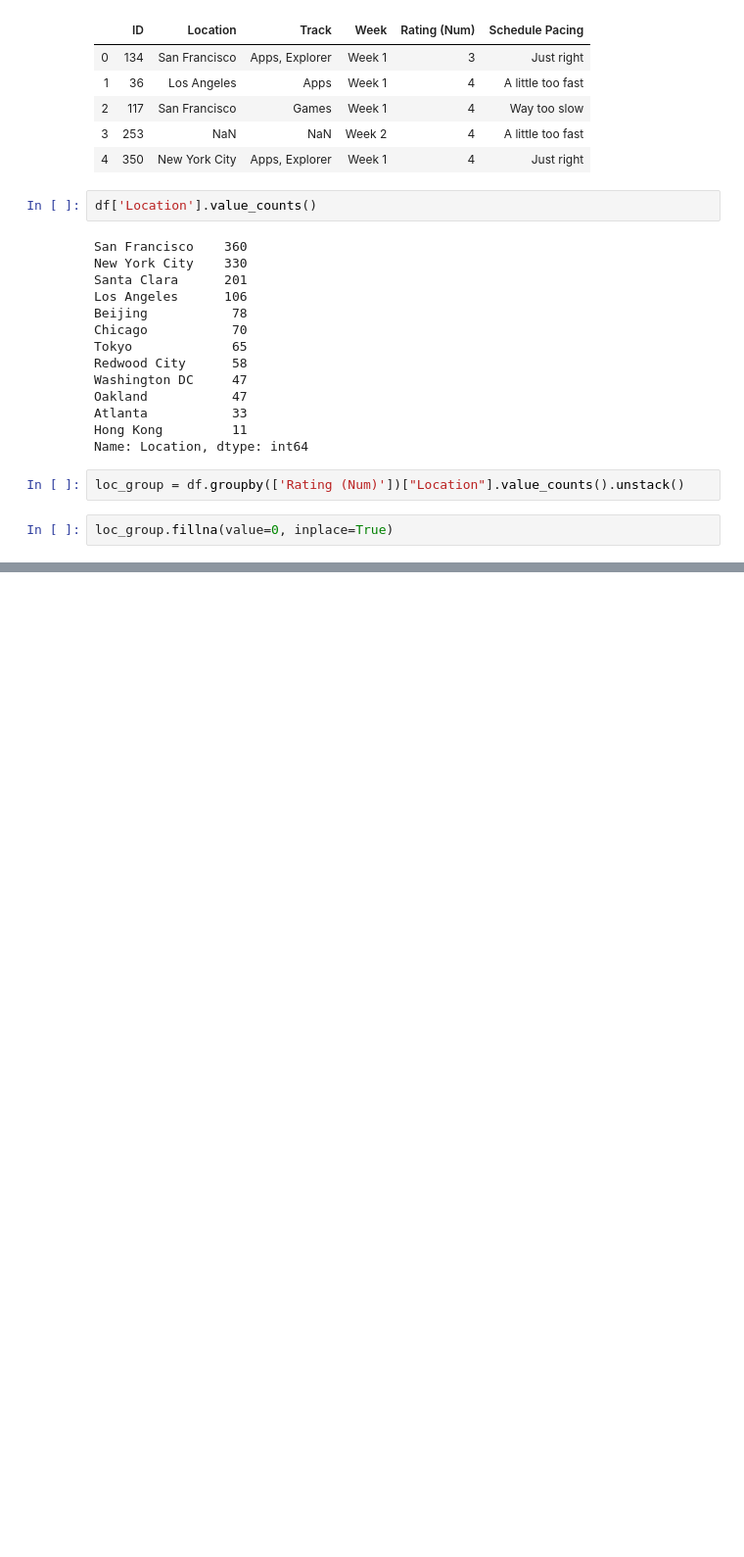
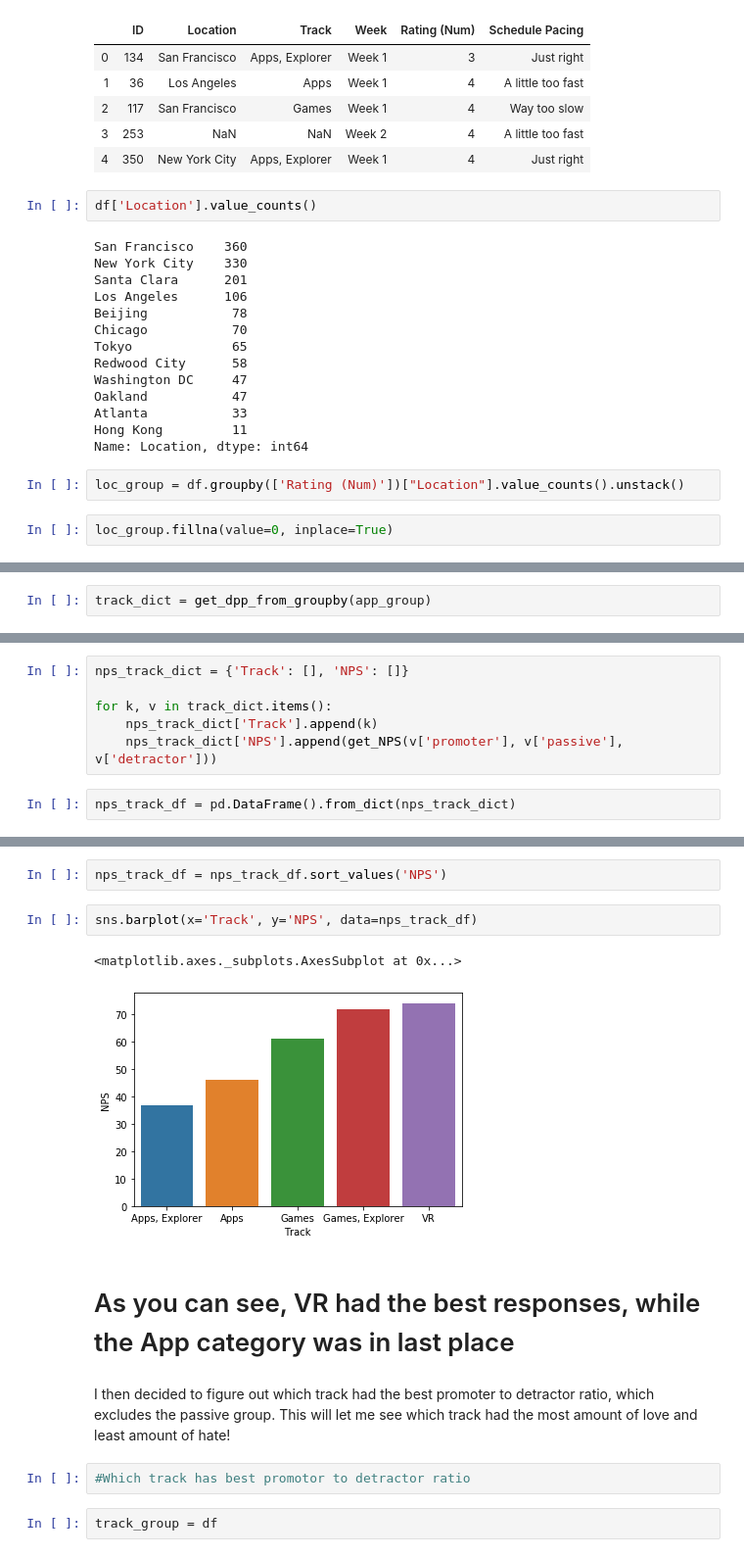
Before and after one commit to APNovichkov/pandas-datascience, a Jupyter notebook: projects/NPS-project/nps_project.ipynb, the cells around one changed output, grey strips where cells are left out. Shown: that part at 98% size. Saved outputs shown, nothing was run; the diff lists cells and outputs as text; blank space fills up the shorter version.

```diff
--- a/projects/NPS-project/nps_project.ipynb
+++ b/projects/NPS-project/nps_project.ipynb
@@ -200,0 +272,2 @@ df.groupby(['Location'])
+# %%
+track_dict = get_dpp_from_groupby(app_group)
@@ -200,0 +282,8 @@ df.groupby(['Location'])
+# %%
+nps_track_dict = {'Track': [], 'NPS': []}
+
+for k, v in track_dict.items():
+    nps_track_dict['Track'].append(k)
+    nps_track_dict['NPS'].append(get_NPS(v['promoter'], v['passive'], v['detractor']))
+# %%
+nps_track_df = pd.DataFrame().from_dict(nps_track_dict)
@@ -200,0 +299,15 @@ df.groupby(['Location'])
+# %%
+nps_track_df = nps_track_df.sort_values('NPS')
+# %%
+sns.barplot(x='Track', y='NPS', data=nps_track_df)
+# %% [output]
+<matplotlib.axes._subplots.AxesSubplot at 0x...>
+[figure, added]
+# %% [markdown]
+# As you can see, VR had the best responses, while the App category was in last place
+# %% [markdown]
+I then decided to figure out which track had the best promoter to detractor ratio, which excludes the passive group. This will let me see which track had the most amount of love and least amount of hate!
+# %%
+#Which track has best promotor to detractor ratio
+# %%
+track_group = df
```
Also changed, not shown: parts of 69 cells of this notebook.
